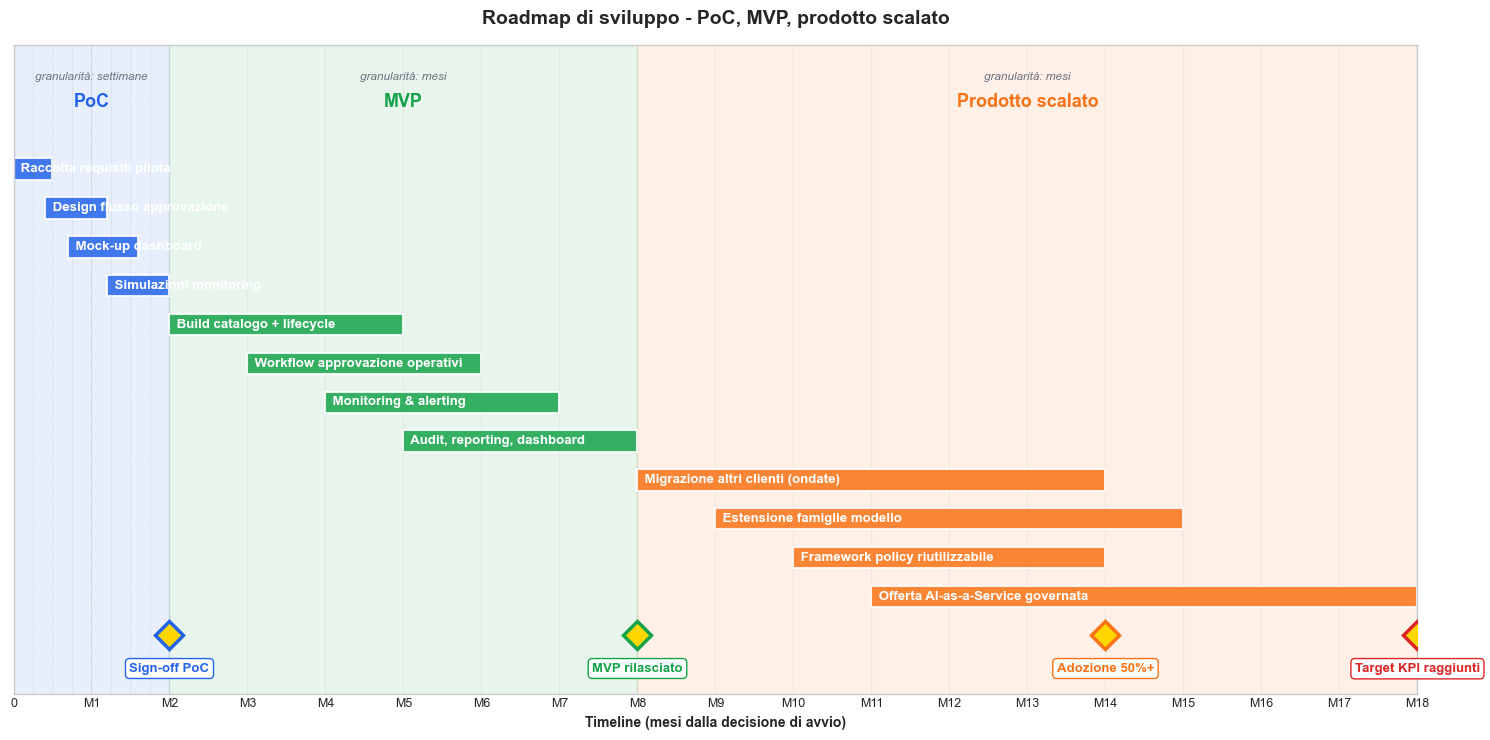
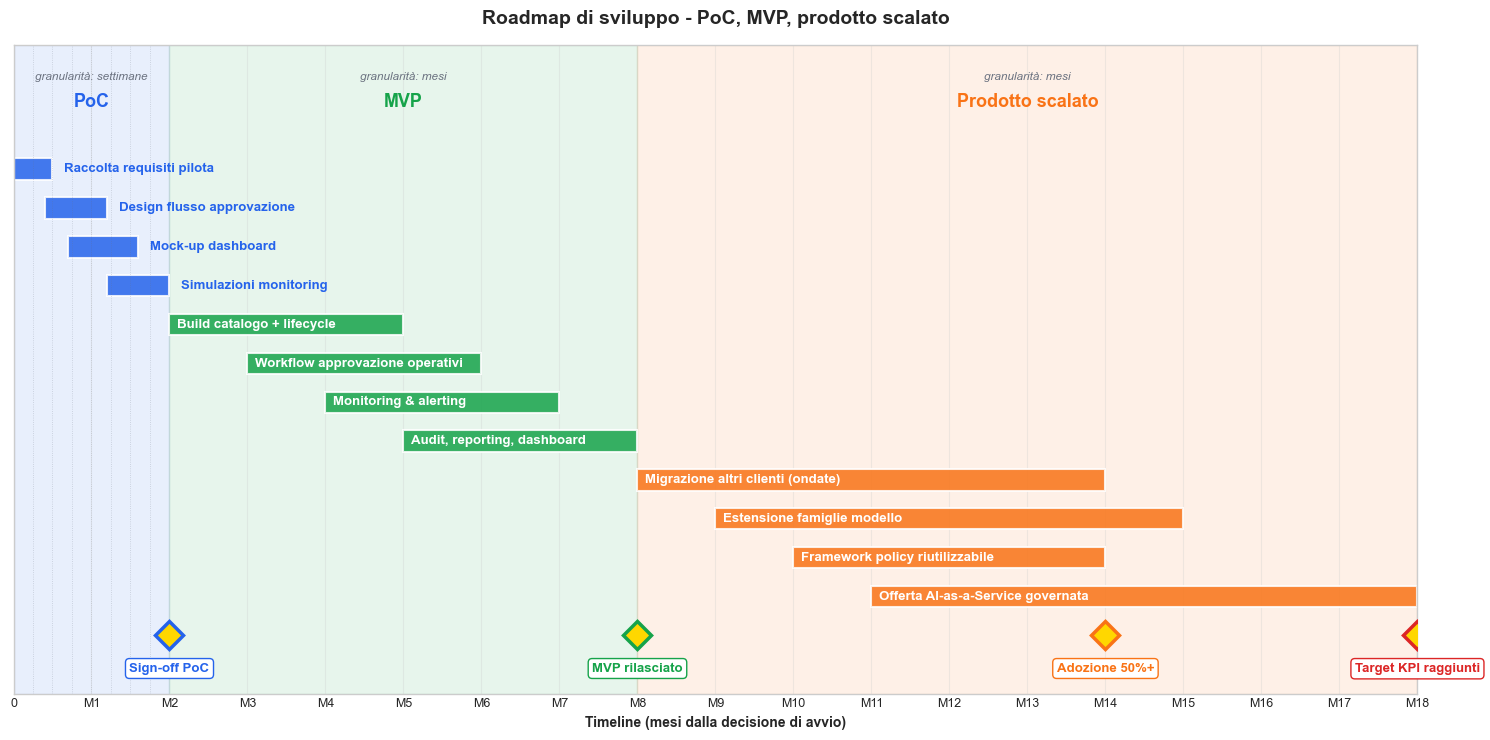
Unified diff of the notebook cell whose output changed from the first chart to the second:
--- before
+++ after
@@ -2,4 +2,5 @@
 
 MONTHS_TOTAL = 18
+LABEL_MIN_WIDTH = 1.5
 
 ax.axvspan(0, 2, alpha=0.10, color=PALETTE['primary'], zorder=0)
@@ -27,9 +28,16 @@
     y = len(tasks) - i - 1
     duration = t['end'] - t['start']
+    color = color_for[t['phase']]
     ax.barh(y, duration, left=t['start'], height=0.55,
-            color=color_for[t['phase']], alpha=0.85,
+            color=color, alpha=0.85,
             edgecolor='white', linewidth=1.5)
-    ax.text(t['start'] + 0.05, y, ' ' + t['name'],
-            va='center', ha='left', fontsize=9.5, color='white', fontweight='bold')
+    if duration >= LABEL_MIN_WIDTH:
+        ax.text(t['start'] + 0.1, y, t['name'],
+                va='center', ha='left', fontsize=9.5,
+                color='white', fontweight='bold')
+    else:
+        ax.text(t['end'] + 0.15, y, t['name'],
+                va='center', ha='left', fontsize=9.5,
+                color=color, fontweight='bold')
 
 ax.text(1.0, len(tasks) + 0.6, 'PoC',

Commit: Fix Gantt label truncation and rollback arrow alignment in OmniRetail capstone diagrams.